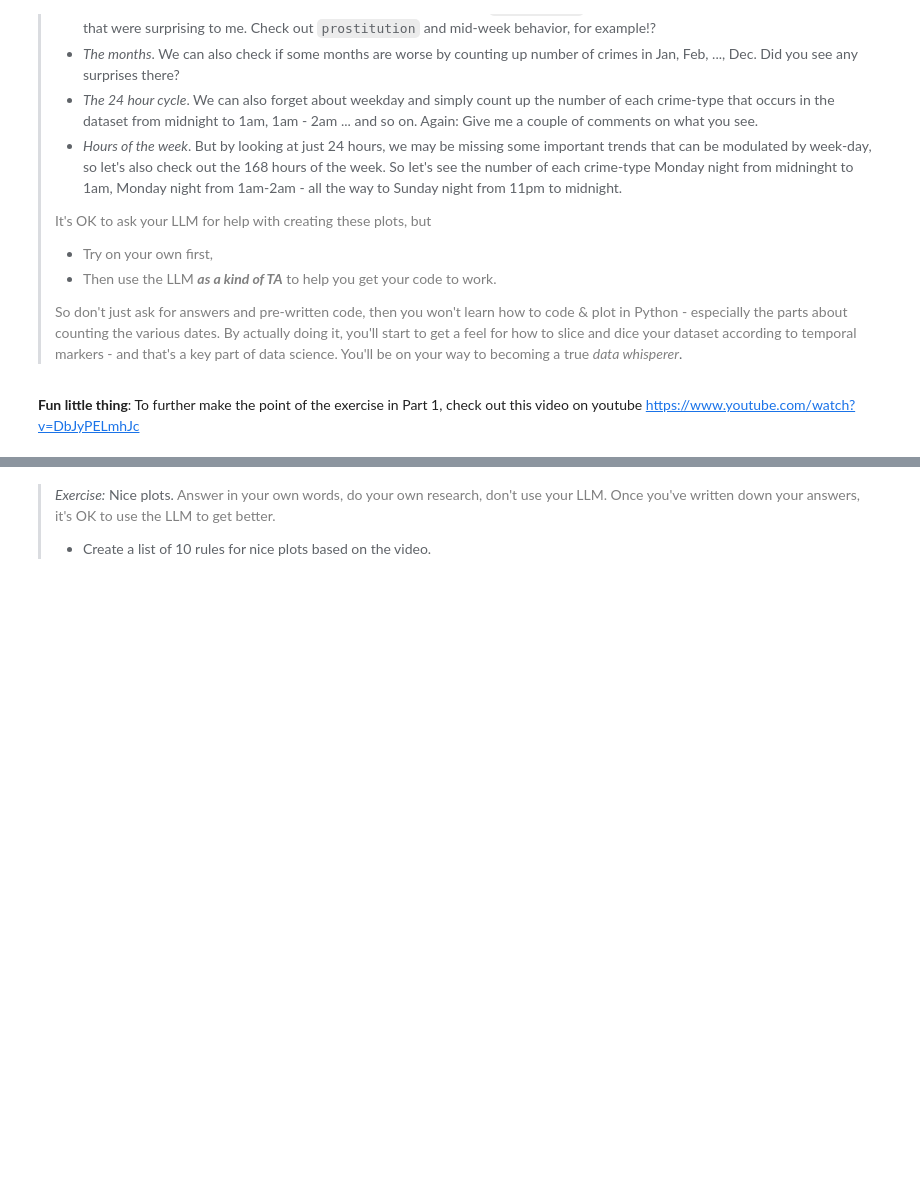
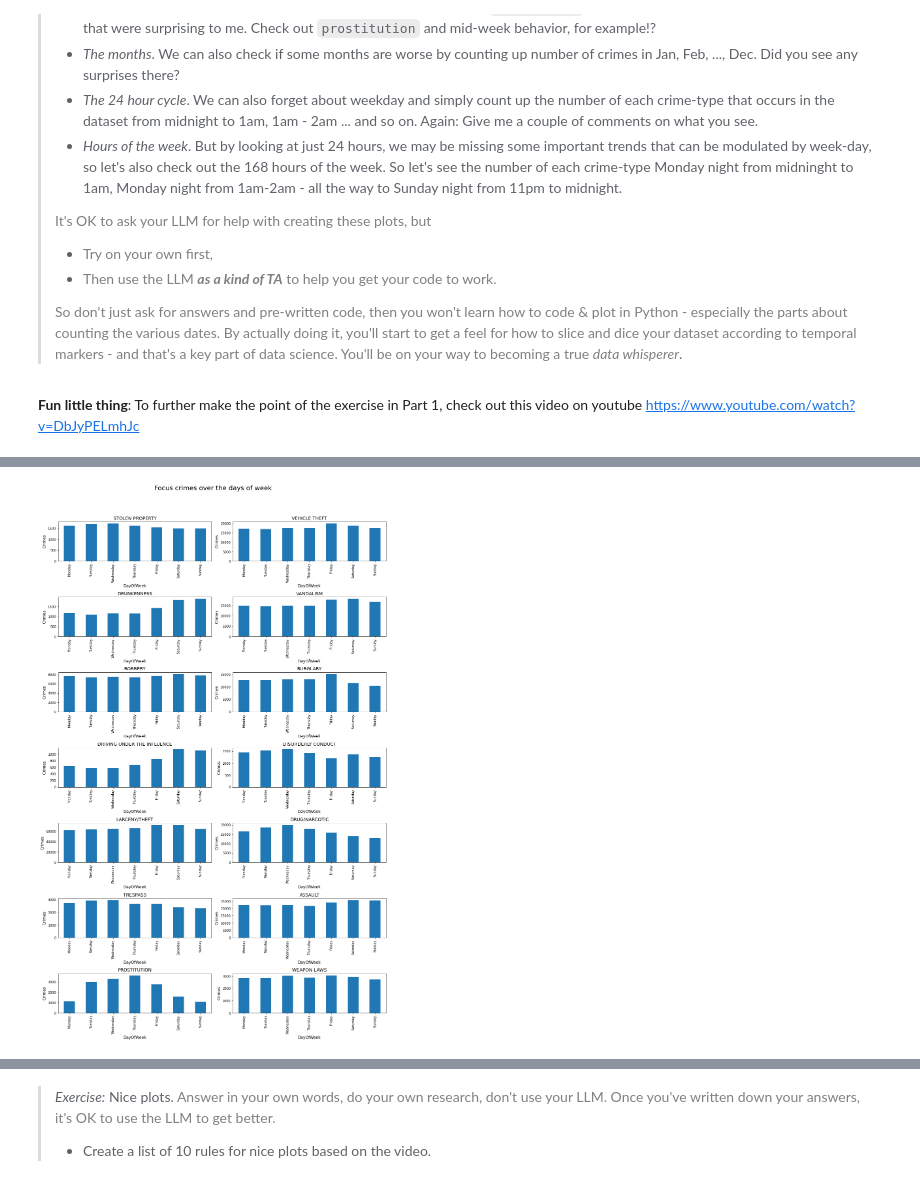
Before and after one commit to frejasarfelt/socialdata2024, a Jupyter notebook: lectures/Week2.ipynb, the cells around one changed output, grey strips where cells are left out. Cells and saved outputs as stored; diff of their text form; code cells hidden in the pictures; blank space fills up the shorter version.

```diff
--- a/lectures/Week2.ipynb
+++ b/lectures/Week2.ipynb
@@ -178,3 +183,19 @@ focuscrimes = set(['WEAPON LAWS', 'PROSTITUTION', 'DRIVING UNDER THE INFLUENCE',
 > <font color="grey">So don't just ask for answers and pre-written code, then you won't learn how to code & plot in Python - especially the parts about counting the various dates. By actually doing it, you'll start to get a feel for how to slice and dice your dataset according to temporal markers - and that's a key part of data science. You'll be on your way to becoming a true *data whisperer*</font>.
 # %% [markdown]
 **Fun little thing**: To further make the point of the exercise in Part 1, check out this video on youtube https://www.youtube.com/watch?v=DbJyPELmhJc
+# %%
+# import libraries
+import pandas as pd
+
+# load the file
+data = pd.read_csv("../files/Police_Department_Incident_Reports__Historical_2003_to_May_2018_20240130.csv")
+
+month_mapping = {1: "January", 2: "February", 3: "March", 4: "April", 5: "May", 6: "June", 7: "July", 8: "August", 9: "September", 10: "October", 11: "November", 12: "December"}
+
+# add year column
+data["Date"] = pd.to_datetime(data["Date"])
+data["Year"] = data["Date"].dt.year
+data["Month"] = data["Date"].dt.month.map(month_mapping)
+data["Hour"] = data["Time"].astype(str).str[:2]
+
+data = data[data["Year"] != 2018]
@@ -180,0 +212,35 @@ focuscrimes = set(['WEAPON LAWS', 'PROSTITUTION', 'DRIVING UNDER THE INFLUENCE',
+# %%
+# filter data to only contain focuscrimes and groupby
+data_focus = data[data["Category"].isin(focuscrimes)]
+yearly_cat_crimes = data_focus.groupby(["DayOfWeek","Category"]).size()
+day_order = ["Monday", "Tuesday", "Wednesday", "Thursday", "Friday", "Saturday", "Sunday"]
+
+
+# Get unique categories
+categories = list(focuscrimes)
+
+# Calculate the total number of subplots
+total_subplots = len(categories)
+
+# Create subplots with specified layout
+fig, axes = plt.subplots(nrows=7, ncols=2, figsize=(15, 25))
+
+# Flatten the 2D array of subplots for easier indexing
+axes = axes.flatten()
+
+# Plot each category in a separate subplot
+for i in range(total_subplots):
+    if i < total_subplots:
+        ax = axes[i]
+        category = categories[i]
+        data_focus[data_focus['Category'] == category].groupby('DayOfWeek').size().loc[day_order].plot(kind='bar', ax=ax)
+        ax.set_ylabel('Crimes', fontsize=12)
+        ax.set_xlabel('DayOfWeek', fontsize=12)
+        ax.set_title(f'{category}', fontsize=14)
+
+# Adjust layout and show the plot
+plt.suptitle("Focus crimes over the days of week",fontsize=20)
+plt.tight_layout(rect=[0, 0.03, 1, 0.95])
+plt.show()
+# %% [output]
+[figure, added]
```
Also changed, not shown: parts of 9 cells of this notebook.
